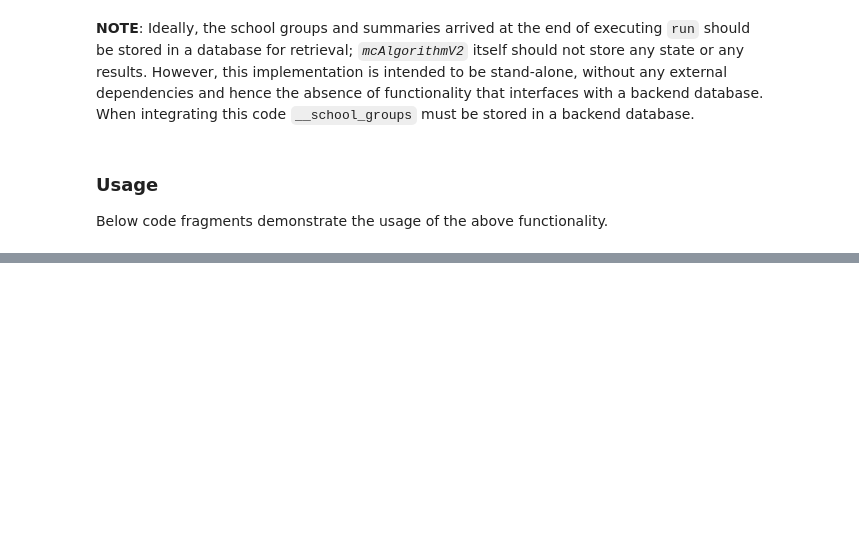
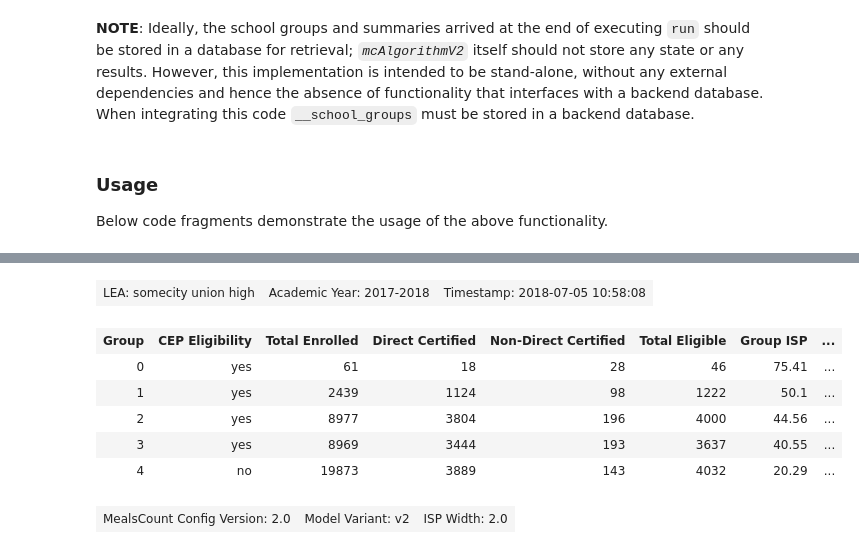
Before and after one commit to opensandiego/mealscount-backend, a Jupyter notebook: sandbox/mc_algorithm_v2.ipynb, the cells around one changed output, grey strips where cells are left out. Cells and saved outputs as stored; diff of their text form; code cells hidden in the pictures; blank space fills up the shorter version.

Commit message:
MC Algorithm #8 - Added functionality to return results in HTML format (in addition to   JSON) - Added sample results files in HTML

```diff
--- a/sandbox/mc_algorithm_v2.ipynb
+++ b/sandbox/mc_algorithm_v2.ipynb
@@ -308,7 +308,7 @@ def show_results(groups,summaries):
 #
 # Function to prepare school group and summary data in JSON format
 #
-def prepare_results(groups,summaries,cfg,metadata,target_isp_width=None):
+def prepare_results_json(groups,summaries,cfg,metadata,ts, target_isp_width=None):
 
     json_result = {}
 
@@ -319,7 +319,7 @@ def prepare_results(groups,summaries,cfg,metadata,target_isp_width=None):
 
     json_result['lea'] = metadata['lea']
     json_result['academic_year'] = metadata['academic_year']
-    json_result['timestamp'] = datetime.fromtimestamp(time.time()).strftime('%Y-%m-%d %H:%M:%S')
+    json_result['timestamp'] = ts
 
     groups_dl = []
     for i in range(n):
@@ -367,18 +428,24 @@ def runAlgorithmV2(self,data,cfg,bundle_groups=False):
 
     g1,s1 = group_schools_hi_isp(df,cfg)
 
+    results_ts = datetime.fromtimestamp(time.time()).strftime('%Y-%m-%d %H:%M:%S')
+
     if not bundle_groups:
         g2,s2 = group_schools_lo_isp(df,cfg)
-        self.school_groups = prepare_results(g1+g2,s1+s2,cfg,md)
+        self.json_results = prepare_results_json(g1+g2,s1+s2,cfg,md,results_ts)
+        self.html_results = prepare_results_html(g1+g2,s1+s2,cfg,md,results_ts)
     else:
         isp_width_bundle = cfg.isp_width_bundle()
 
-        result = []
+        json_list = []
+        html_list = []
         for isp_width in isp_width_bundle:
             g,s = group_schools_lo_isp(df.copy(),cfg,isp_width)
-            result.append(prepare_results(g1+g,s1+s,cfg,md,isp_width))
+            json_list.append(prepare_results_json(g1+g,s1+s,cfg,md,results_ts,isp_width))
+            html_list.append(prepare_results_html(g1+g,s1+s,cfg,md,results_ts,isp_width))
 
-        self.school_groups = {"bundles": result}
+        self.json_results = {"bundles": json_list}
+        self.html_results = "<br><br>".join(html_list)
 
     # uncomment below for debugging
     # show_results(g1+g2,s1+s2)
@@ -391,7 +458,8 @@ class mcAlgorithmV2(mcAlgorithm):
     """
 
     def __init__(self):
-        self.school_groups = {}
+        self.json_results = {}
+        self.html_results = ""
 
     def version(self):
         return "v2"
@@ -400,8 +468,11 @@ class mcAlgorithmV2(mcAlgorithm):
         status = self.__run(data,cfg,bundle_groups)
         return status
 
-    def get_school_groups(self,data):
-        return self.school_groups
+    def get_school_groups(self,data,format="json"):
+        if format == "json":
+            return self.json_results
+        else:
+            return self.html_results
 
     __run = runAlgorithmV2
 # %% [markdown]
@@ -429 +500,4 @@ bundles = grouper.get_group_bundles(data)
+# %%
+html_groups = grouper.get_groups(data,"html")
+html_bundles = grouper.get_group_bundles(data,"html")
 # %%
@@ -448,0 +543,13 @@ print(json.dumps(bundles, indent=2))
+# %%
+from IPython.core.display import HTML
+
+display(HTML(html_groups))
+# %% [output]
+| LEA: somecity union high | Academic Year: 2017-2018 | Timestamp: 2018-07-05 10:58:08 |
+| Group | CEP Eligibility | Total Enrolled | Direct Certified | Non-Direct Certified | Total Eligible | Group ISP | ... |
+| 0 | yes | 61 | 18 | 28 | 46 | 75.41 | ... |
+| 1 | yes | 2439 | 1124 | 98 | 1222 | 50.1 | ... |
+| 2 | yes | 8977 | 3804 | 196 | 4000 | 44.56 | ... |
+| 3 | yes | 8969 | 3444 | 193 | 3637 | 40.55 | ... |
+| 4 | no | 19873 | 3889 | 143 | 4032 | 20.29 | ... |
+| MealsCount Config Version: 2.0 | Model Variant: v2 | ISP Width: 2.0 |
```
Also changed, not shown: parts of 9 cells of this notebook, 3 other files.
